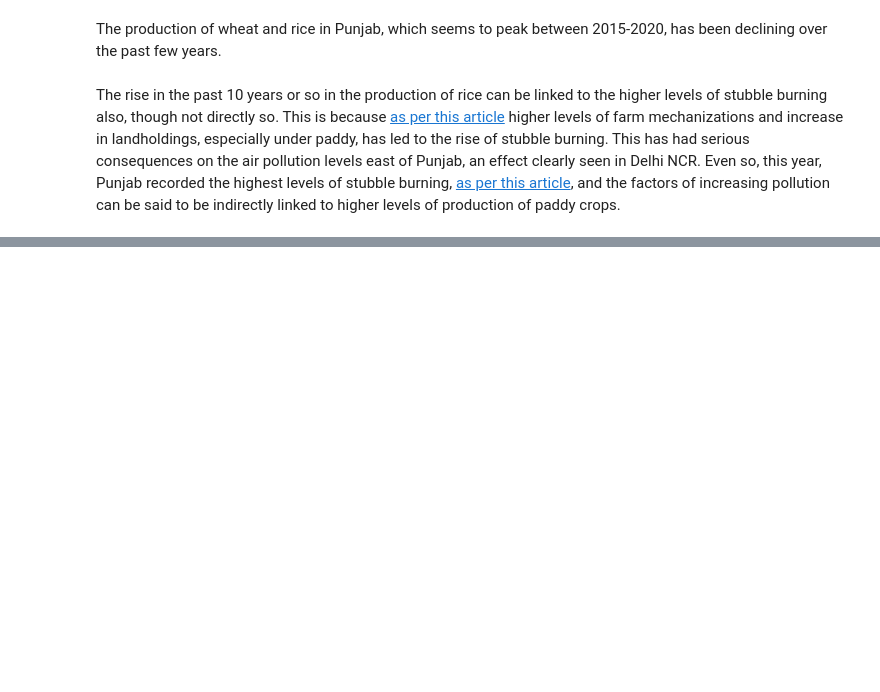
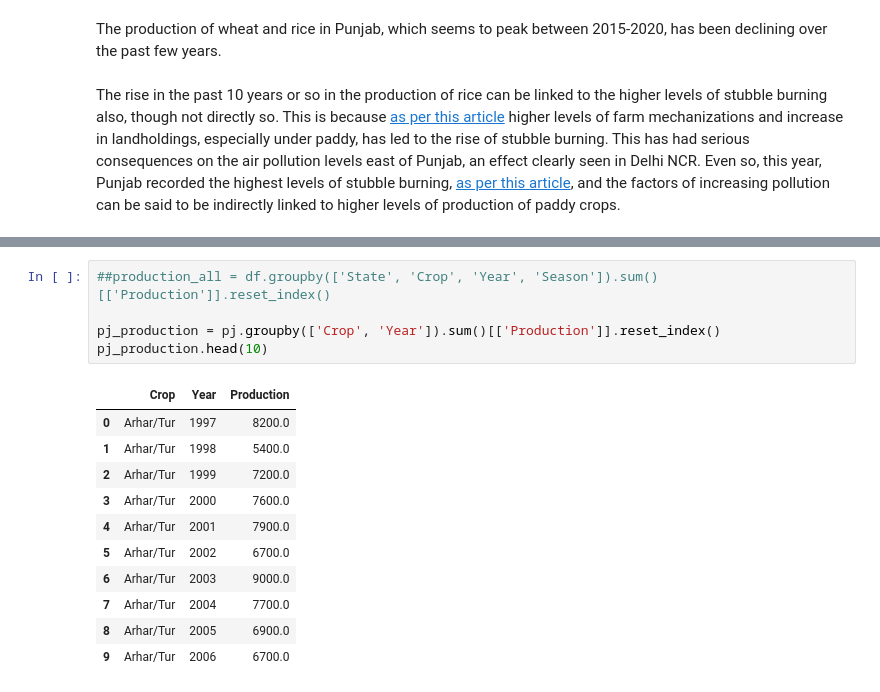
Before and after one commit to ananyatiwari14/DATAPROJECTFall2022, a Jupyter notebook: j33 finals.ipynb, the cells around one changed output, grey strips where cells are left out. Cells and saved outputs as stored; diff of their text form; blank space fills up the shorter version.

```diff
--- a/j33 finals.ipynb
+++ b/j33 finals.ipynb
@@ -820,0 +854,17 @@ The rise in the past 10 years or so in the production of rice can be linked to t
+# %%
+##production_all = df.groupby(['State', 'Crop', 'Year', 'Season']).sum()[['Production']].reset_index()
+
+pj_production = pj.groupby(['Crop', 'Year']).sum()[['Production']].reset_index()
+pj_production.head(10)
+# %% [output]
+|  | Crop | Year | Production |
+| 0 | Arhar/Tur | 1997 | 8200.0 |
+| 1 | Arhar/Tur | 1998 | 5400.0 |
+| 2 | Arhar/Tur | 1999 | 7200.0 |
+| 3 | Arhar/Tur | 2000 | 7600.0 |
+| 4 | Arhar/Tur | 2001 | 7900.0 |
+| 5 | Arhar/Tur | 2002 | 6700.0 |
+| 6 | Arhar/Tur | 2003 | 9000.0 |
+| 7 | Arhar/Tur | 2004 | 7700.0 |
+| 8 | Arhar/Tur | 2005 | 6900.0 |
+| 9 | Arhar/Tur | 2006 | 6700.0 |
```
Also changed, not shown: parts of 24 cells of this notebook, 1 other file.
